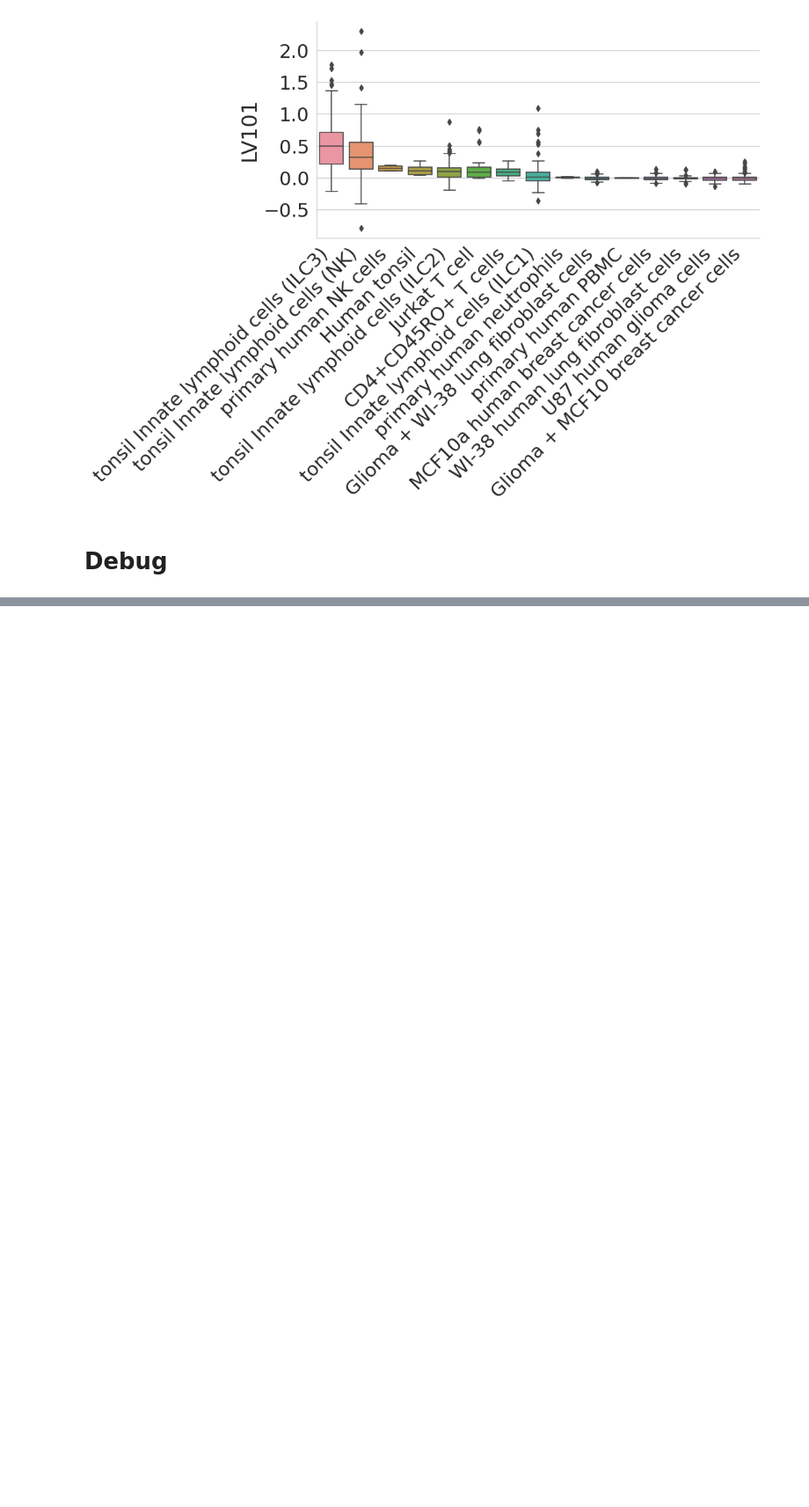
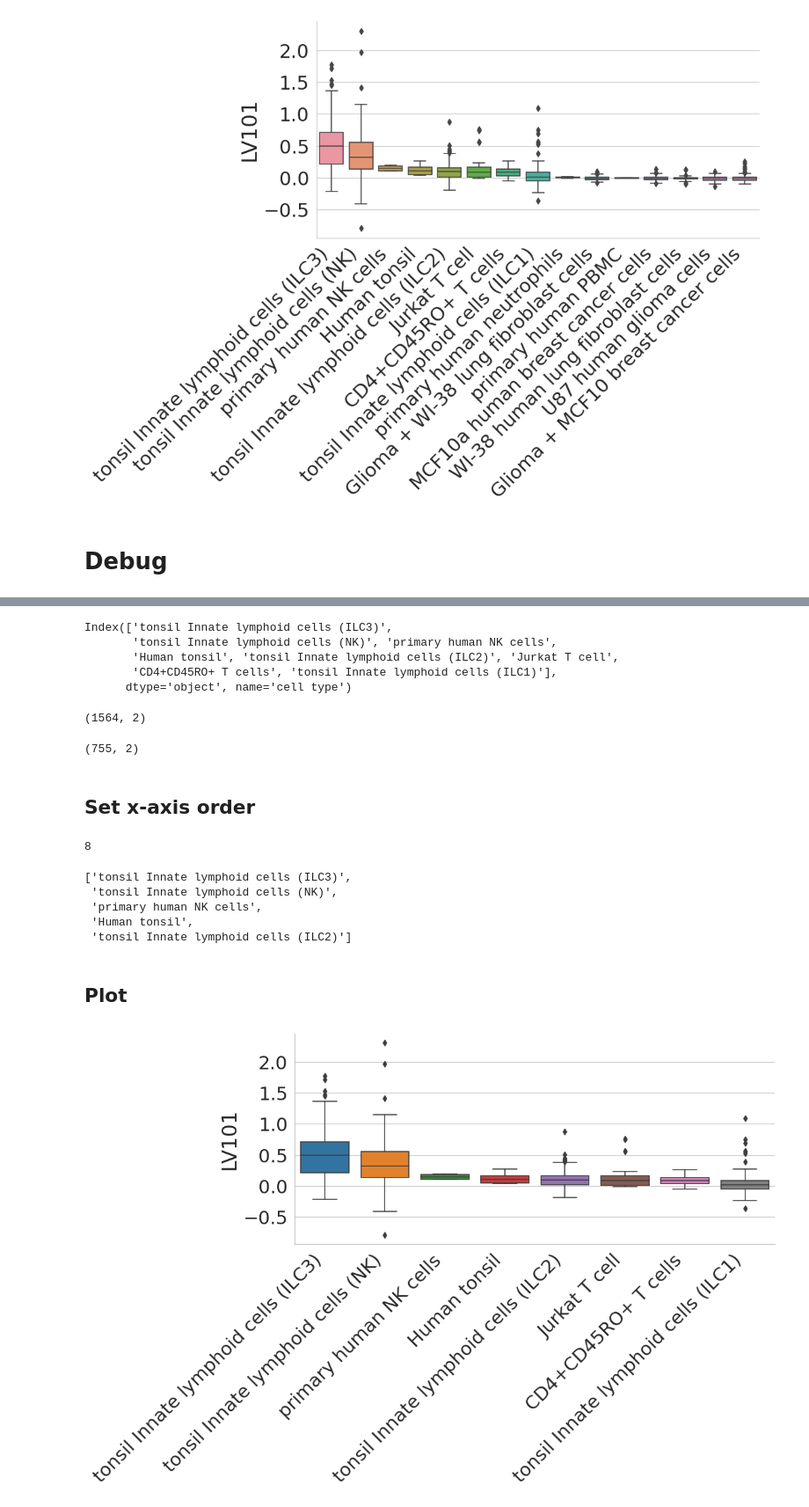
Before and after one commit to pivlab/phenoplier, a Jupyter notebook: projects/asthma-copd/nbs/35_gls_lvs_analyses/05-lv_cell_types/LV101-cell_types.ipynb, the cells around one changed output, grey strips where cells are left out. Shown at 88% size. Saved outputs shown, nothing was run; the diff lists cells and outputs as text; code cells hidden in the pictures; blank space fills up the shorter version.

Commit message:
asthma_copd/LV101: add simpler/reduced plot

```diff
--- a/projects/asthma-copd/nbs/35_gls_lvs_analyses/05-lv_cell_types/LV101-cell_types.ipynb
+++ b/projects/asthma-copd/nbs/35_gls_lvs_analyses/05-lv_cell_types/LV101-cell_types.ipynb
@@ -394,0 +403,7 @@ with sns.plotting_context("paper", font_scale=2.5), sns.axes_style("whitegrid"):
+# %%
+plot_data_stats_by_cell_type = (
+    final_plot_data.groupby(SELECTED_ATTRIBUTE)
+    .describe()[LV_NAME]
+    .sort_values("50%", ascending=False)
+)
+display(plot_data_stats_by_cell_type)
@@ -394,0 +429,69 @@ with sns.plotting_context("paper", font_scale=2.5), sns.axes_style("whitegrid"):
+# %%
+# keep cell types whose median is larger than the global median
+selected_cell_types = plot_data_stats_by_cell_type[
+    plot_data_stats_by_cell_type["50%"] > plot_data_stats.loc["50%"]
+].index
+display(selected_cell_types)
+# %% [output]
+Index(['tonsil Innate lymphoid cells (ILC3)',
+       'tonsil Innate lymphoid cells (NK)', 'primary human NK cells',
+       'Human tonsil', 'tonsil Innate lymphoid cells (ILC2)', 'Jurkat T cell',
+       'CD4+CD45RO+ T cells', 'tonsil Innate lymphoid cells (ILC1)'],
+      dtype='object', name='cell type')
+# %%
+final_plot_data.shape
+# %% [output]
+(1564, 2)
+# %%
+final_plot_data = final_plot_data[
+    final_plot_data[SELECTED_ATTRIBUTE].isin(selected_cell_types)
+]
+# %%
+final_plot_data.shape
+# %% [output]
+(755, 2)
+# %% [markdown]
+## Set x-axis order
+# %%
+attr_order = (
+    final_plot_data.groupby(SELECTED_ATTRIBUTE)
+    .median()
+    .sort_values(LV_NAME, ascending=False)
+    .index[:N_TOP_ATTRS]
+    .tolist()
+)
+# %%
+len(attr_order)
+# %% [output]
+8
+# %%
+attr_order[:5]
+# %% [output]
+['tonsil Innate lymphoid cells (ILC3)',
+ 'tonsil Innate lymphoid cells (NK)',
+ 'primary human NK cells',
+ 'Human tonsil',
+ 'tonsil Innate lymphoid cells (ILC2)']
+# %% [markdown]
+## Plot
+# %%
+with sns.plotting_context("paper", font_scale=2.5), sns.axes_style("whitegrid"):
+    g = sns.catplot(
+        data=final_plot_data,
+        y=LV_NAME,
+        x=SELECTED_ATTRIBUTE,
+        order=attr_order,
+        kind="box",
+        height=5,
+        aspect=2.5,
+    )
+    plt.xticks(rotation=45, horizontalalignment="right")
+    plt.xlabel("")
+
+    # plt.savefig(
+    #     OUTPUT_CELL_TYPE_FILEPATH,
+    #     bbox_inches="tight",
+    #     facecolor="white",
+    # )
+# %% [output]
+[figure, added]
```
Also changed, not shown: parts of 7 cells of this notebook, 1 other file.
